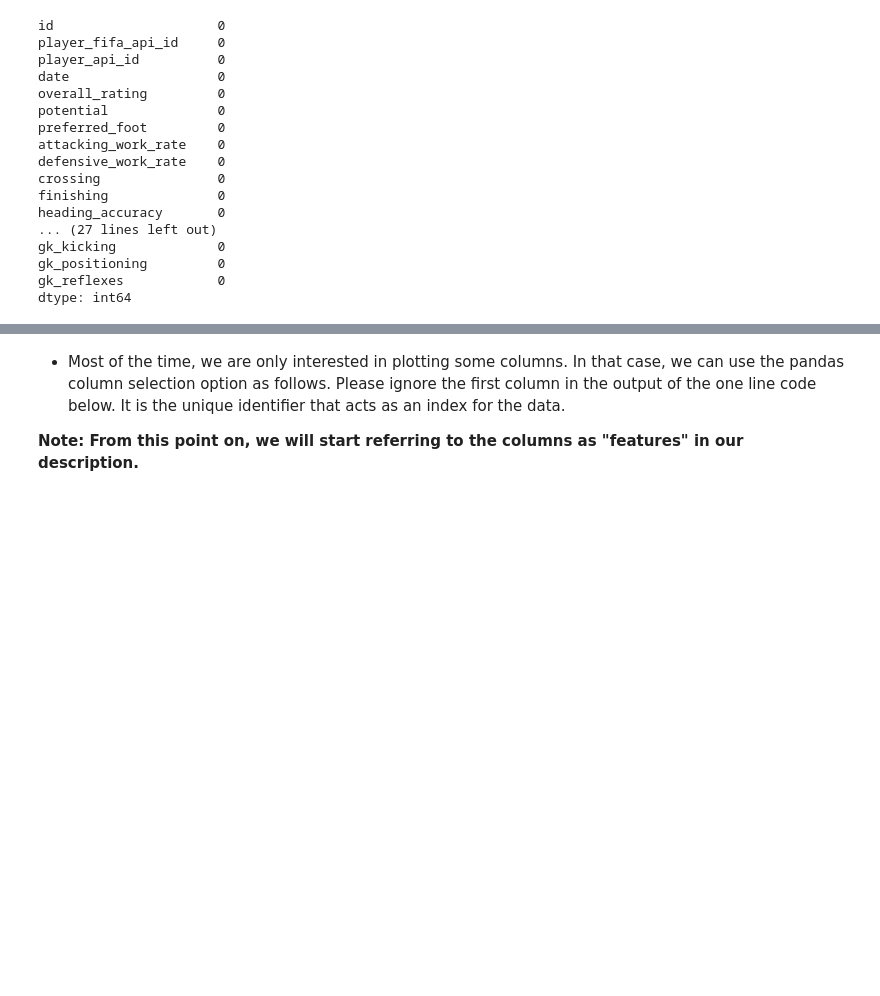
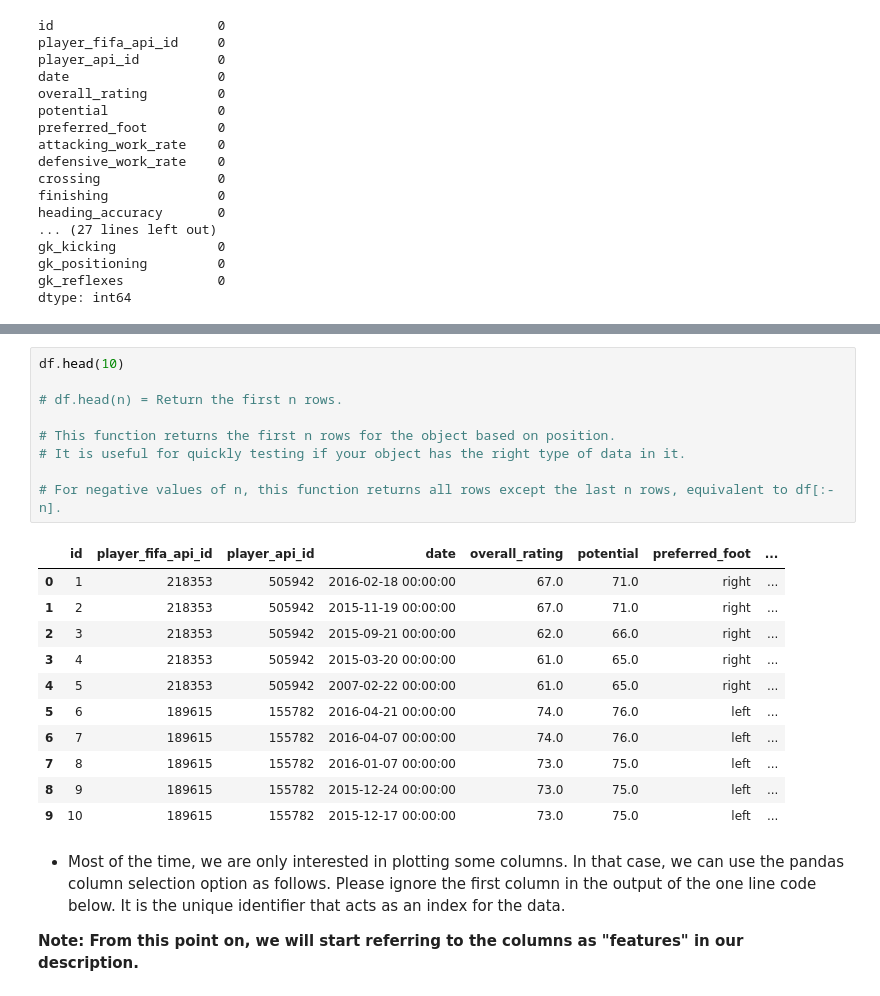
Before and after one commit to PabloYepes27/DataScience, a Jupyter notebook: Introduction_to_Data_Science_With_Data_Science.ipynb, the cells around one changed output, grey strips where cells are left out. Drawn from its saved outputs; the diff is of its cells as text; blank space fills up the shorter version.

```diff
--- a/Introduction_to_Data_Science_With_Data_Science.ipynb
+++ b/Introduction_to_Data_Science_With_Data_Science.ipynb
@@ -249,6 +249,27 @@ dtype: int64
 
 ### Let's take a look at top few rows.
 We will use the head function for data frames for this task. This gives us every column in every row.
+# %%
+df.head(10)
+
+# df.head(n) = Return the first n rows.
+
+# This function returns the first n rows for the object based on position.
+# It is useful for quickly testing if your object has the right type of data in it.
+
+# For negative values of n, this function returns all rows except the last n rows, equivalent to df[:-n].
+# %% [output]
+|  | id | player_fifa_api_id | player_api_id | date | overall_rating | potential | preferred_foot | ... |
+| 0 | 1 | 218353 | 505942 | 2016-02-18 00:00:00 | 67.0 | 71.0 | right | ... |
+| 1 | 2 | 218353 | 505942 | 2015-11-19 00:00:00 | 67.0 | 71.0 | right | ... |
+| 2 | 3 | 218353 | 505942 | 2015-09-21 00:00:00 | 62.0 | 66.0 | right | ... |
+| 3 | 4 | 218353 | 505942 | 2015-03-20 00:00:00 | 61.0 | 65.0 | right | ... |
+| 4 | 5 | 218353 | 505942 | 2007-02-22 00:00:00 | 61.0 | 65.0 | right | ... |
+| 5 | 6 | 189615 | 155782 | 2016-04-21 00:00:00 | 74.0 | 76.0 | left | ... |
+| 6 | 7 | 189615 | 155782 | 2016-04-07 00:00:00 | 74.0 | 76.0 | left | ... |
+| 7 | 8 | 189615 | 155782 | 2016-01-07 00:00:00 | 73.0 | 75.0 | left | ... |
+| 8 | 9 | 189615 | 155782 | 2015-12-24 00:00:00 | 73.0 | 75.0 | left | ... |
+| 9 | 10 | 189615 | 155782 | 2015-12-17 00:00:00 | 73.0 | 75.0 | left | ... |
 # %% [markdown]
 * Most of the time, we are only interested in plotting some columns. In that case, we can use the pandas column selection option as follows. Please ignore the first column in the output of the one line code below. It is the unique identifier that acts as an index for the data.
 
```
Also changed, not shown: parts of 5 cells of this notebook.
